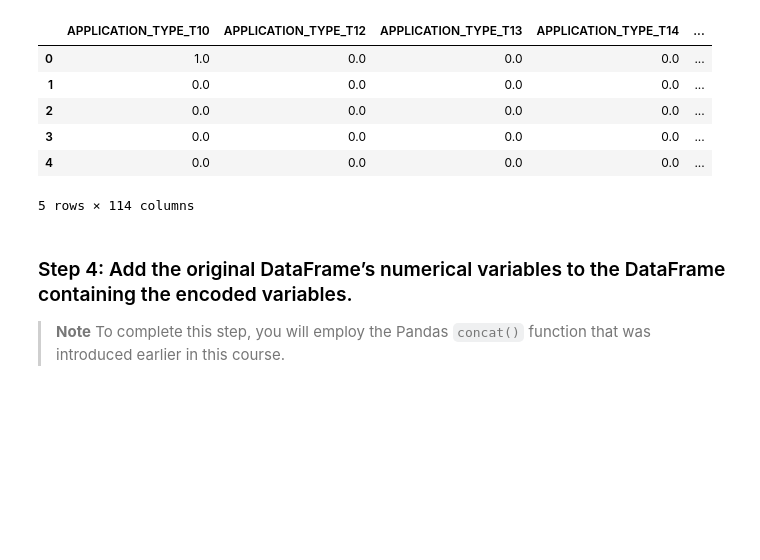
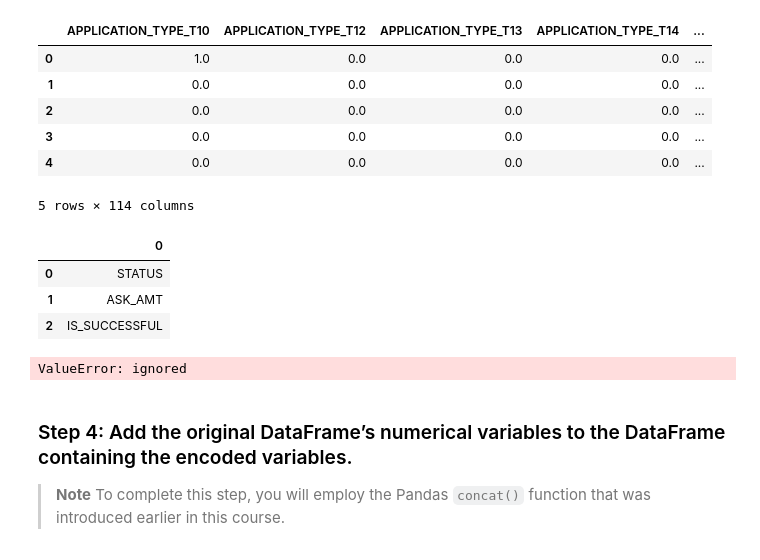
Before and after one commit to toniahurst/FinTech_Module_13, a Jupyter notebook: GC_venture_funding_with_deep_learning.ipynb, the cells around one changed output. Drawn from its saved outputs; the diff is of its cells as text; code cells hidden in the pictures; blank space fills up the shorter version.

```diff
--- a/GC_venture_funding_with_deep_learning.ipynb
+++ b/GC_venture_funding_with_deep_learning.ipynb
@@ -188,6 +188,22 @@ encoded_df.head()
 | 3 | 0.0 | 0.0 | 0.0 | 0.0 | ... |
 | 4 | 0.0 | 0.0 | 0.0 | 0.0 | ... |
 5 rows × 114 columns
+# %%
+
+# Locate numerical_variables
+numerical_variables_list = list(applicant_data_df.dtypes[applicant_data_df.dtypes == "int64"].index)
+
+numerical_variables.head()
+# %% [output]
+|  | 0 |
+| 0 | STATUS |
+| 1 | ASK_AMT |
+| 2 | IS_SUCCESSFUL |
+# %%
+numerical_variables_df = pd.DataFrame(numerical_variables_list, columns=["STATUS", "ASK_AMT", "IS_SUCCESSFUL"])
+numerical_variables_df.head()
+# %% [output]
+ValueError: ignored
 # %% [markdown]
 ### Step 4: Add the original DataFrame’s numerical variables to the DataFrame containing the encoded variables.
 
```
Also changed, not shown: parts of 3 cells of this notebook.
